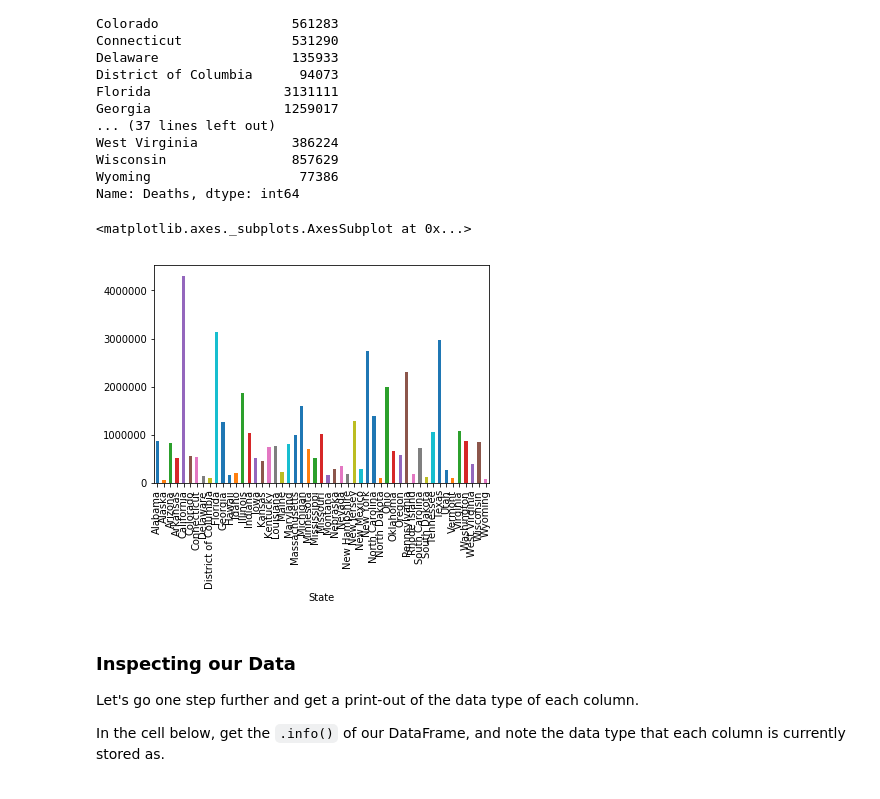
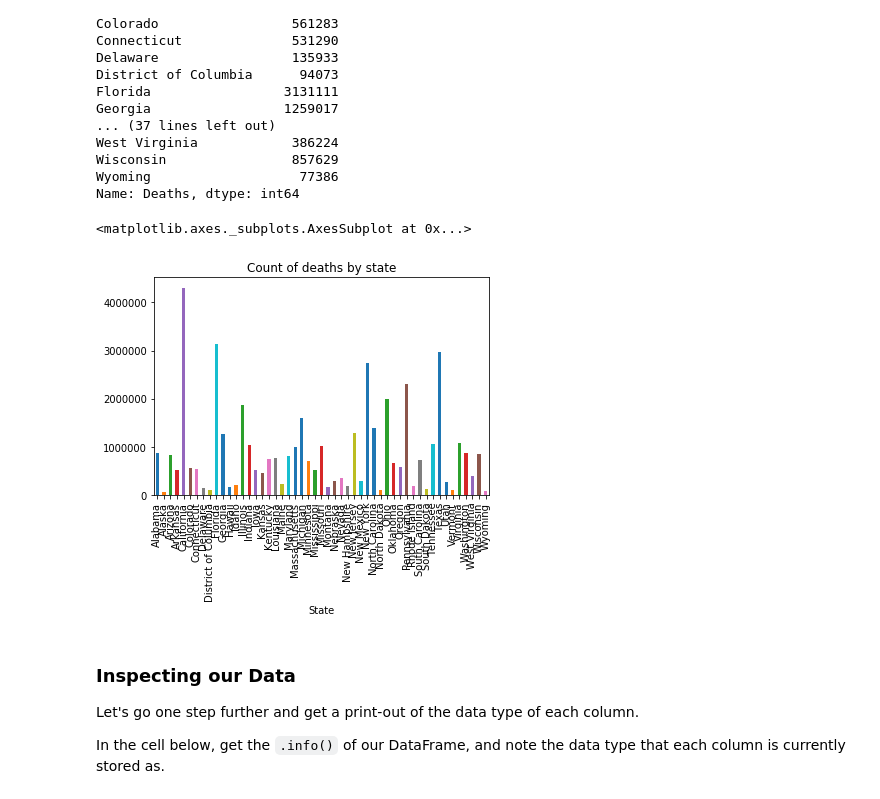
Before and after one commit to glmack/dsc-1-04-09-pivot-tables-with-pandas-lab-seattle-ds-career-040119, a Jupyter notebook: index.ipynb, the cells around one changed output. Cells and saved outputs as stored; diff of their text form; code cells hidden in the pictures.

```diff
--- a/index.ipynb
+++ b/index.ipynb
@@ -139,12 +139,12 @@ Wisconsin                857629
 Wyoming                   77386
 Name: Deaths, dtype: int64
 # %%
-df.groupby(['State'])['Deaths'].sum().plot.bar(title= Count of deaths by state'')
+df.groupby(['State'])['Deaths'].sum().plot.bar(title= 'Count of deaths by state')
 
 # title, axes labels and have your graph be an appropriate size.
 # %% [output]
 <matplotlib.axes._subplots.AxesSubplot at 0x...>
-[figure, old version]
+[figure, new version]
 # %% [markdown]
 ### Inspecting our Data
 
```
